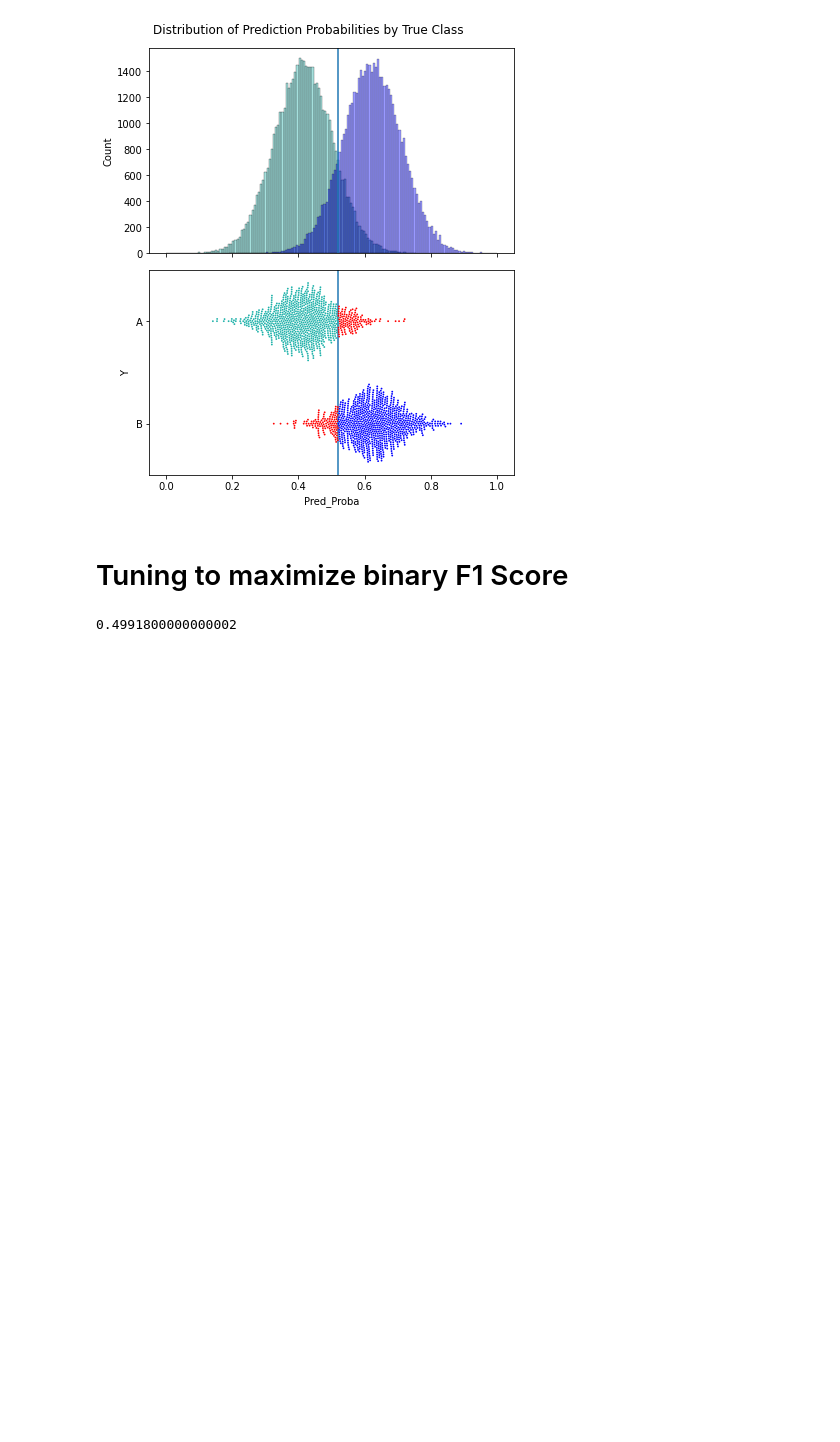
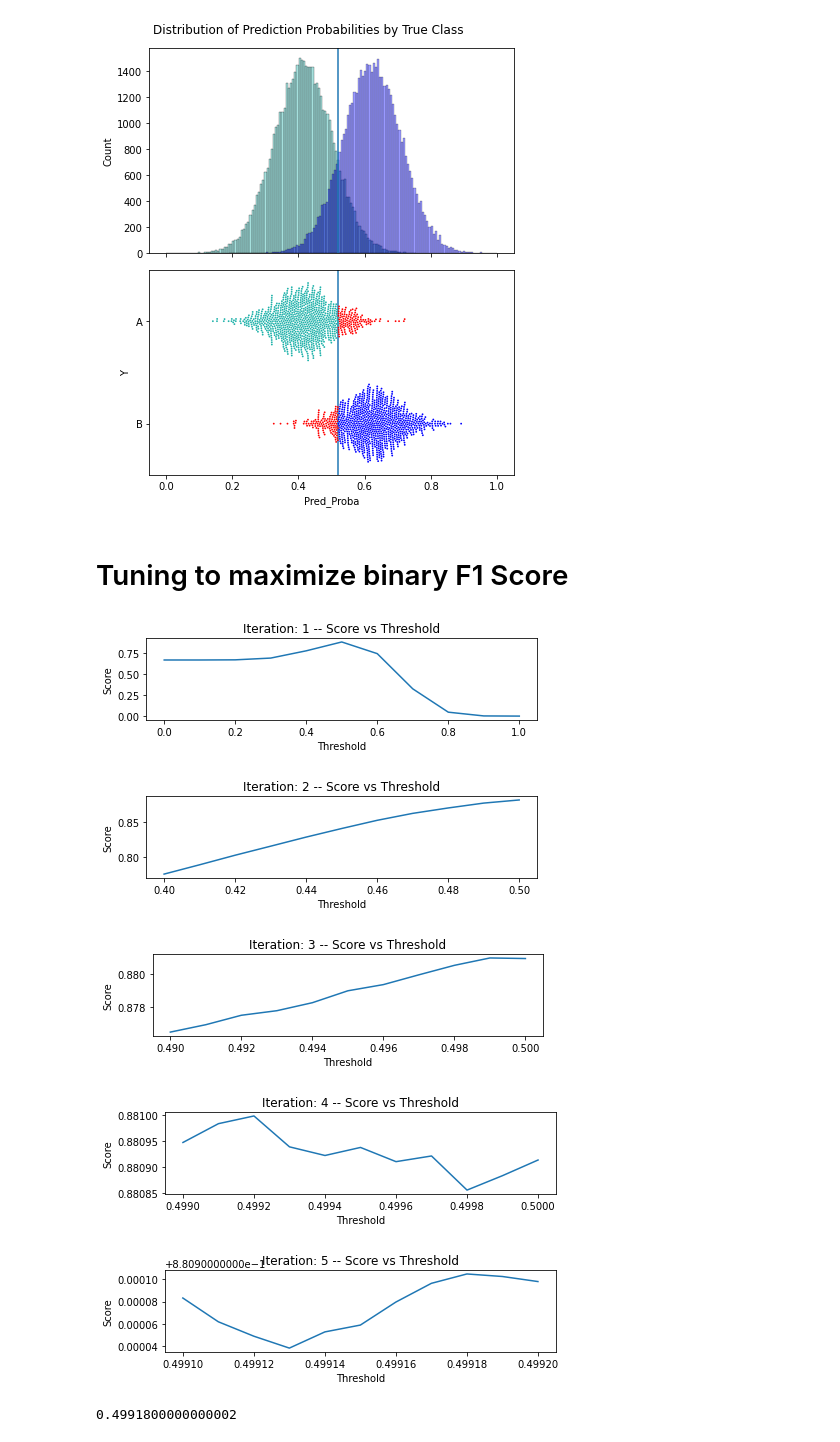
Before and after one commit to Brett-Kennedy/ClassificationThresholdTuner, a Jupyter notebook: notebooks/binary_classification_threshold_demo.ipynb, the cells around one changed output. Saved outputs shown, nothing was run; the diff lists cells and outputs as text; code cells hidden in the pictures; blank space fills up the shorter version.

```diff
--- a/notebooks/binary_classification_threshold_demo.ipynb
+++ b/notebooks/binary_classification_threshold_demo.ipynb
@@ -328,20 +334,26 @@ tuner.print_stats_proba(
 # %%
 from sklearn.metrics import f1_score
 
 # This gives an example of optimizing for a different metric. Usually,
 # a different threshold will be discovered.
 # In this case, the pos_label must be specified as well.
 
 best_threshold = tuner.tune_threshold(
     y_true=d['Y'],
     target_classes=target_classes,
     y_pred_proba=d["Pred_Proba"],
     metric=f1_score,
     average='binary',
     pos_label='B',
     higher_is_better=True,
-    max_iterations=5
+    max_iterations=5,
+    plot_thresholds=True
 )
 best_threshold
 # %% [output]
+[figure, added]
+[figure, added]
+[figure, added]
+[figure, added]
+[figure, added]
 0.4991800000000002
```
Also changed, not shown: parts of 2 cells of this notebook.
